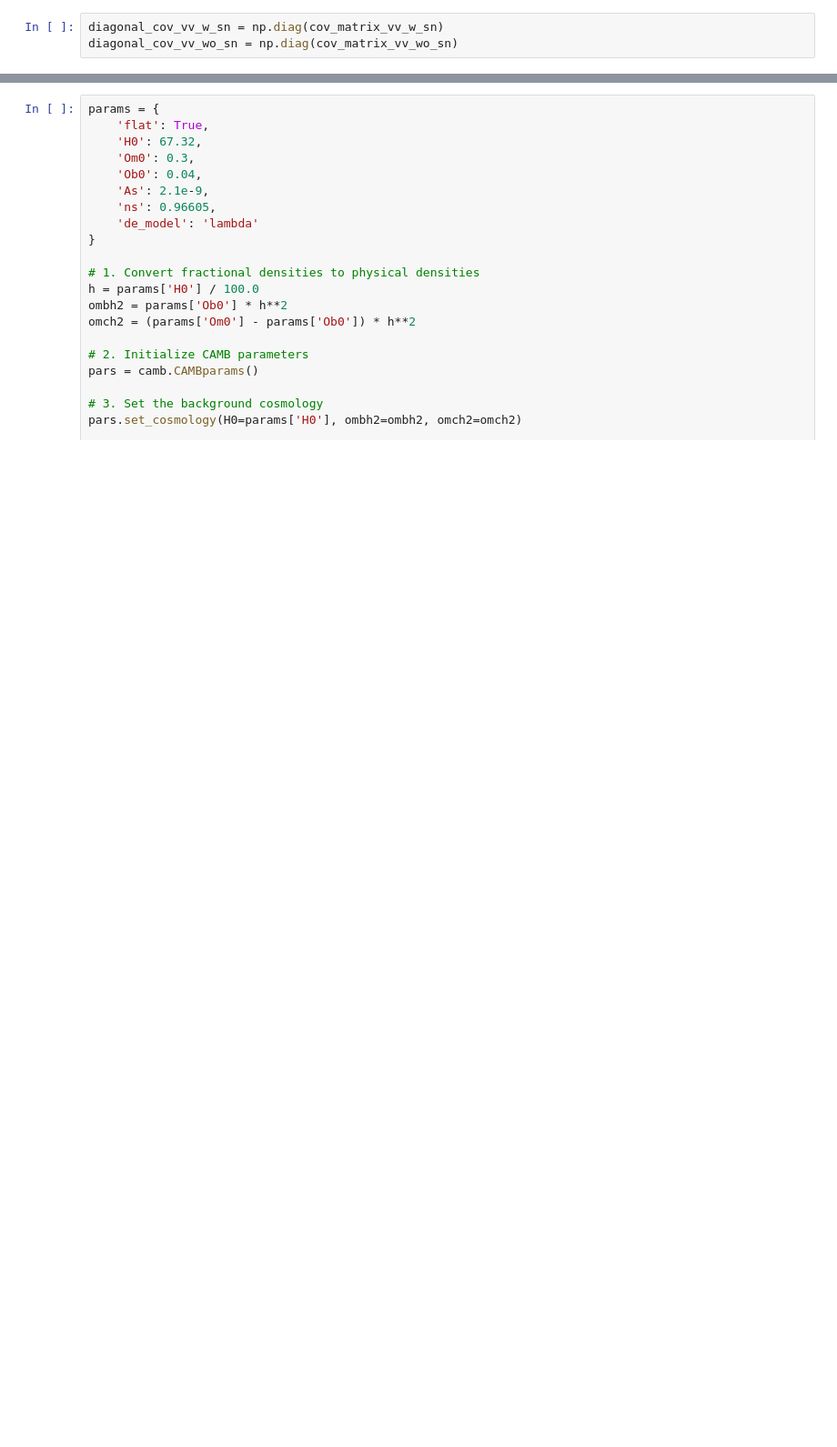
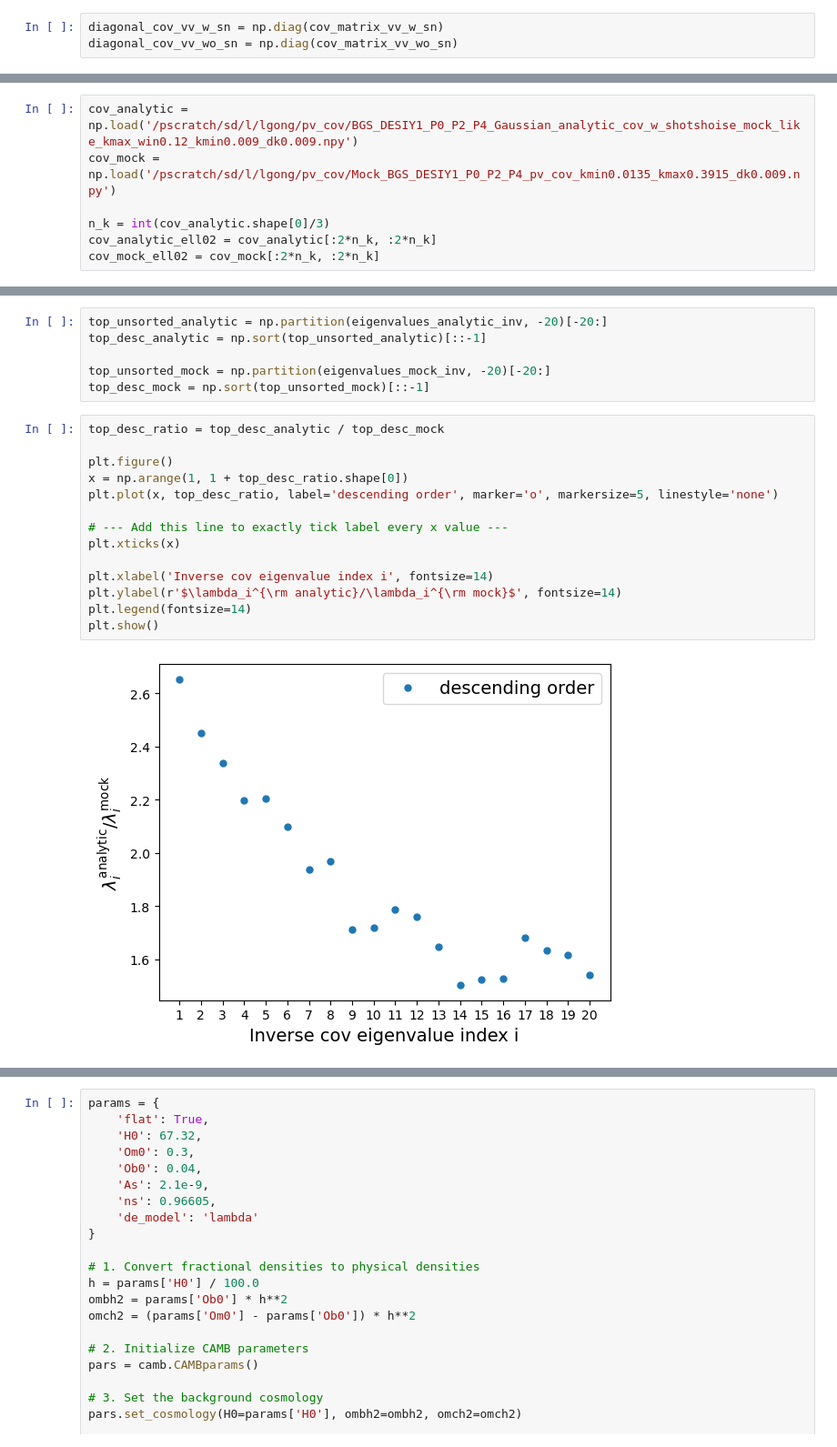
Before and after one commit to YanxiangL/allcov, a Jupyter notebook: test_notebook.ipynb, the cells around one changed output, grey strips where cells are left out. Shown at 91% size. Drawn from its saved outputs; the diff is of its cells as text; blank space fills up the shorter version.

```diff
--- a/test_notebook.ipynb
+++ b/test_notebook.ipynb
@@ -588,0 +774,7 @@ array([5.82162253e+12, 5.36729895e+12, 3.15739374e+22, 7.26313653e+21,
+# %%
+cov_analytic = np.load('/pscratch/sd/l/lgong/pv_cov/BGS_DESIY1_P0_P2_P4_Gaussian_analytic_cov_w_shotshoise_mock_like_kmax_win0.12_kmin0.009_dk0.009.npy')
+cov_mock = np.load('/pscratch/sd/l/lgong/pv_cov/Mock_BGS_DESIY1_P0_P2_P4_pv_cov_kmin0.0135_kmax0.3915_dk0.009.npy')
+
+n_k = int(cov_analytic.shape[0]/3)
+cov_analytic_ell02 = cov_analytic[:2*n_k, :2*n_k]
+cov_mock_ell02 = cov_mock[:2*n_k, :2*n_k]
@@ -588,0 +866,22 @@ array([5.82162253e+12, 5.36729895e+12, 3.15739374e+22, 7.26313653e+21,
+# %%
+top_unsorted_analytic = np.partition(eigenvalues_analytic_inv, -20)[-20:]
+top_desc_analytic = np.sort(top_unsorted_analytic)[::-1]
+
+top_unsorted_mock = np.partition(eigenvalues_mock_inv, -20)[-20:]
+top_desc_mock = np.sort(top_unsorted_mock)[::-1]
+# %%
+top_desc_ratio = top_desc_analytic / top_desc_mock
+
+plt.figure()
+x = np.arange(1, 1 + top_desc_ratio.shape[0])
+plt.plot(x, top_desc_ratio, label='descending order', marker='o', markersize=5, linestyle='none')
+
+# --- Add this line to exactly tick label every x value ---
+plt.xticks(x)
+
+plt.xlabel('Inverse cov eigenvalue index i', fontsize=14)
+plt.ylabel(r'$\lambda_i^{\rm analytic}/\lambda_i^{\rm mock}$', fontsize=14)
+plt.legend(fontsize=14)
+plt.show()
+# %% [output]
+[figure, added]
```
Also changed, not shown: parts of 48 cells of this notebook, 2 other files.
